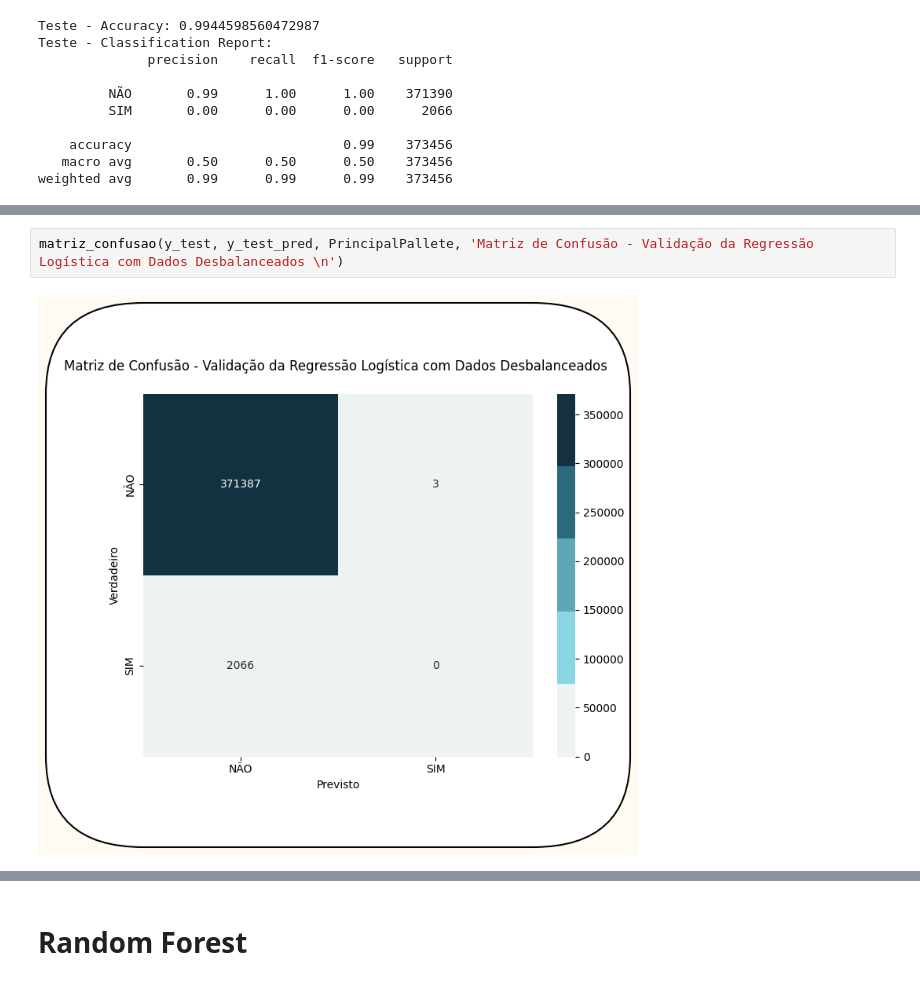
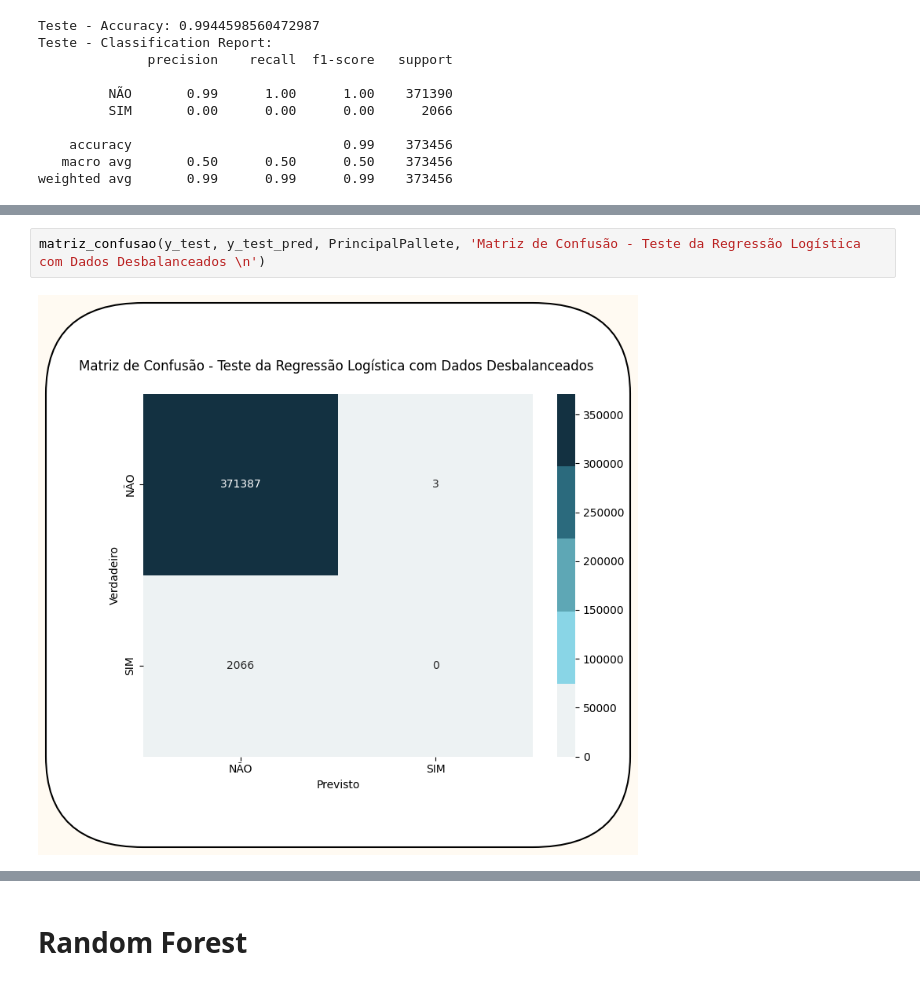
Before and after one commit to Felisouza/tcc_mba_icmc, a Jupyter notebook: models/Modelos1.ipynb, the cells around one changed output, grey strips where cells are left out. Saved outputs shown, nothing was run; the diff lists cells and outputs as text.

```diff
--- a/models/Modelos1.ipynb
+++ b/models/Modelos1.ipynb
@@ -162,4 +227,4 @@ weighted avg       0.99      0.99      0.99    373456
 # %%
-matriz_confusao(y_test, y_test_pred, PrincipalPallete, 'Matriz de Confusão - Validação da Regressão Logística com Dados Desbalanceados \n')
+matriz_confusao(y_test, y_test_pred, PrincipalPallete, 'Matriz de Confusão - Teste da Regressão Logística com Dados Desbalanceados \n')
 # %% [output]
-[figure, old version]
+[figure, new version]
```
Also changed, not shown: parts of 19 cells of this notebook, 15 other files.
